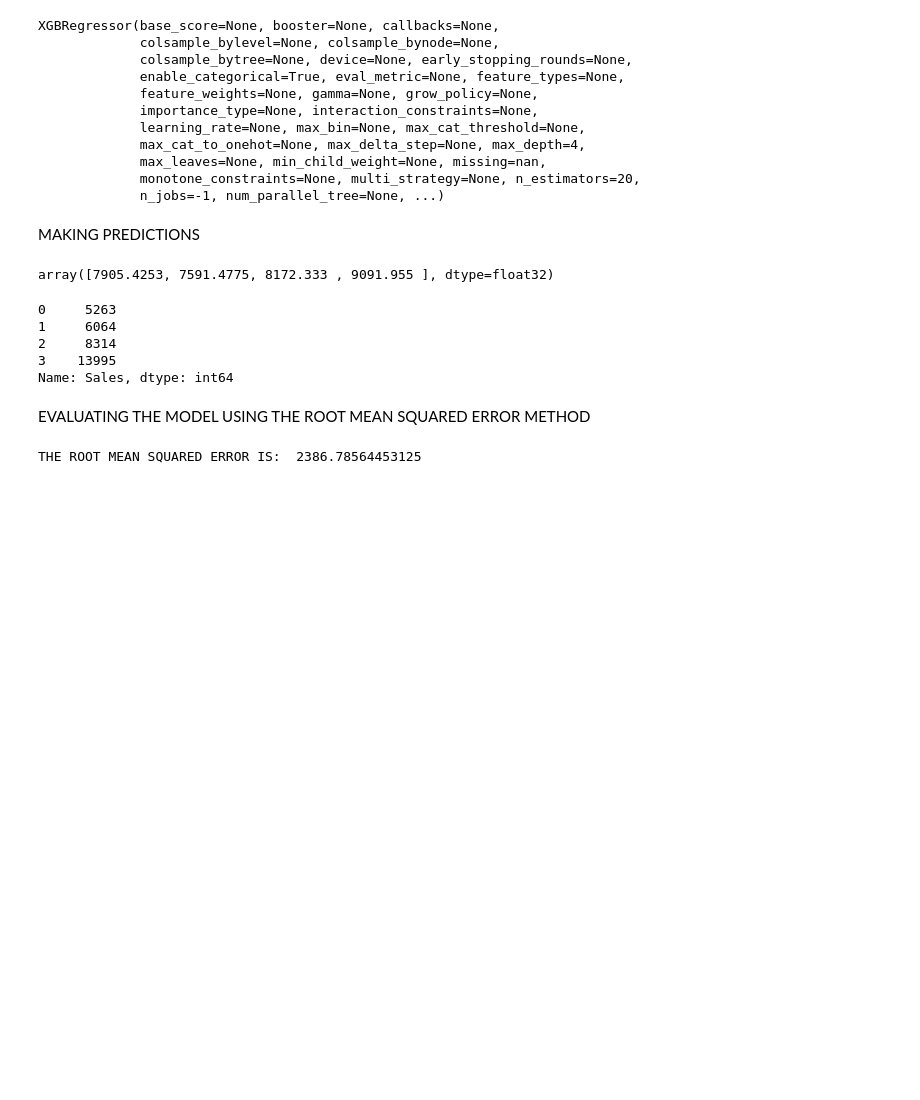
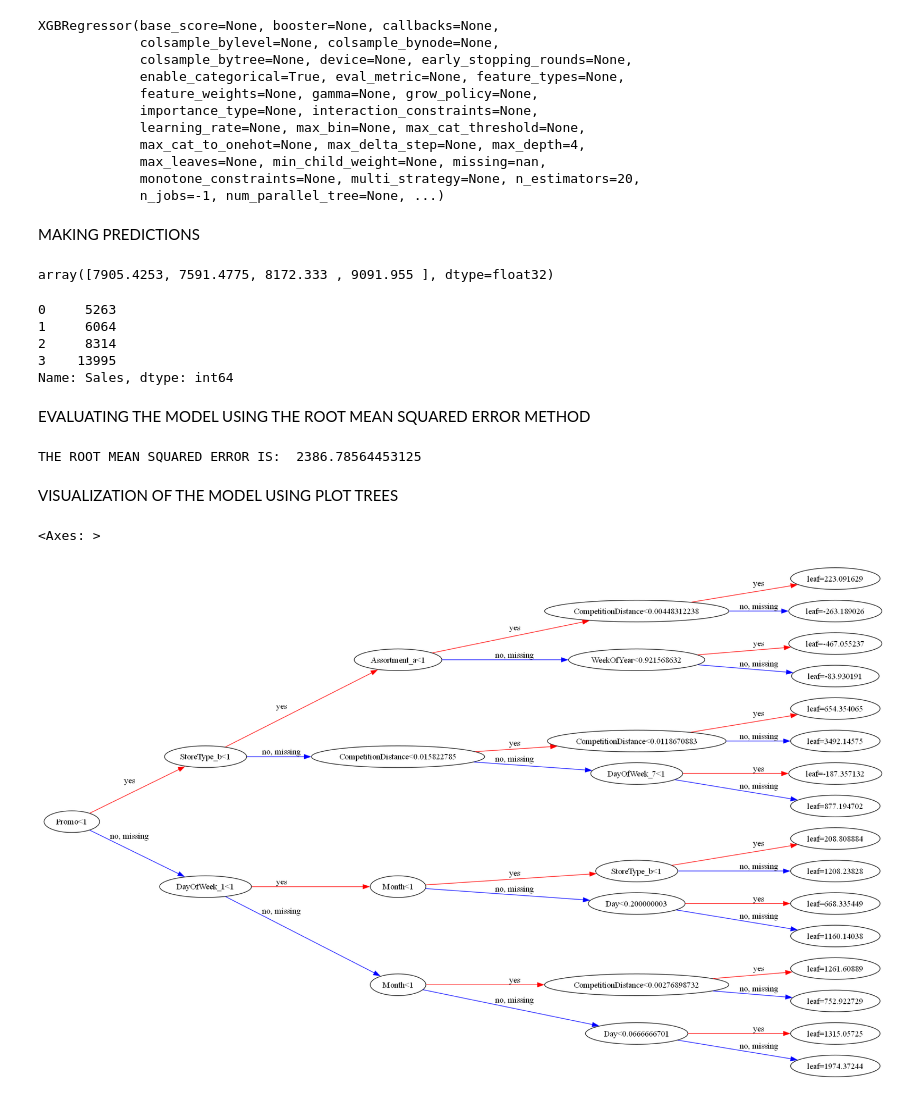
Before and after one commit to popsy-jeff/MACHINE-LEARNING-GRADIENT-BOOSTING, a Jupyter notebook: Notebooks/rossman_sales_xgboost.ipynb, the cells around one changed output. Drawn from its saved outputs; the diff is of its cells as text; code cells hidden in the pictures; blank space fills up the shorter version.

Commit message:
Visualization of the Gradient boosting machine using the plot tree

```diff
--- a/Notebooks/rossman_sales_xgboost.ipynb
+++ b/Notebooks/rossman_sales_xgboost.ipynb
@@ -509,3 +509,15 @@ def rmse(a, b):
 print("THE ROOT MEAN SQUARED ERROR IS: ",rmse(train_preds, targets))
 # %% [output]
 THE ROOT MEAN SQUARED ERROR IS:  2386.78564453125
+# %% [markdown]
+VISUALIZATION OF THE MODEL USING PLOT TREES
+# %%
+from xgboost import plot_tree
+from matplotlib.pylab import rcParams
+
+rcParams['figure.figsize'] = 30,30
+
+plot_tree(GBM_Model, rankdir='LR', num_trees=0)
+# %% [output]
+<Axes: >
+[figure, added]
```
Also changed, not shown: parts of 1 cell of this notebook.
